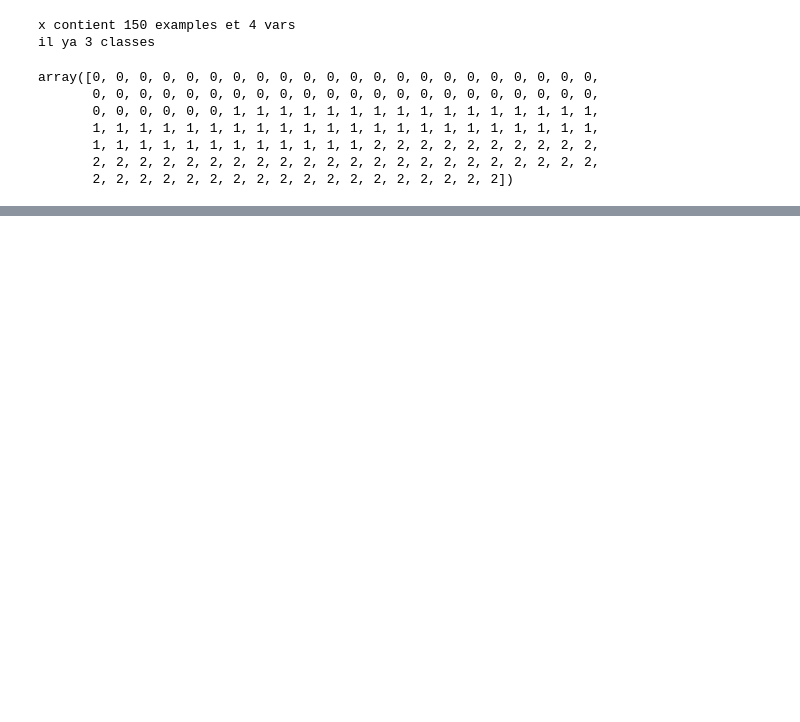
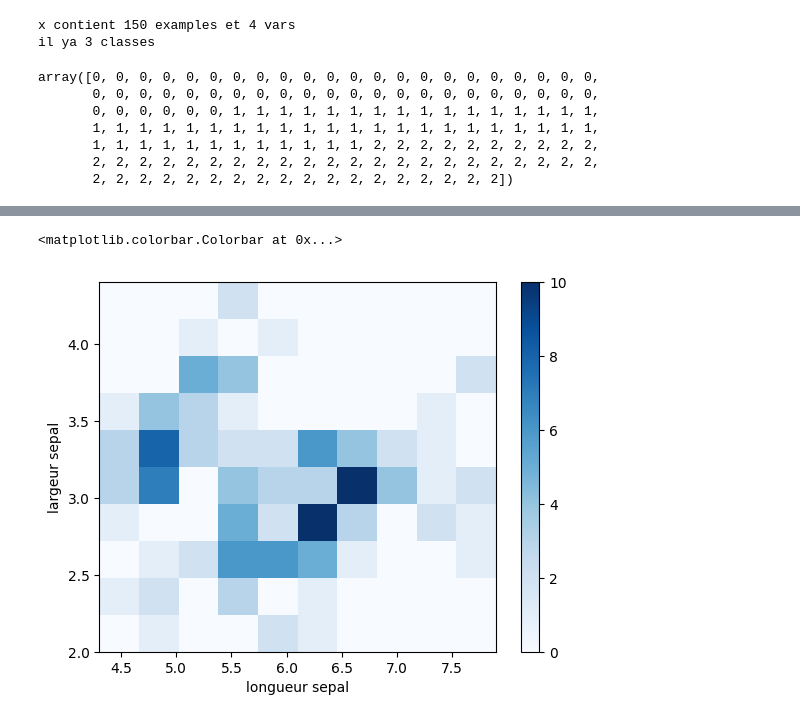
Before and after one commit to Meyyaou/pythondaily, a Jupyter notebook: data_visu2.ipynb, the cells around one changed output, grey strips where cells are left out. Drawn from its saved outputs; the diff is of its cells as text; code cells hidden in the pictures; blank space fills up the shorter version.

```diff
--- a/data_visu2.ipynb
+++ b/data_visu2.ipynb
@@ -181,0 +222,9 @@ ax.scatter(x[:, 0], x[:, 1], x[:,2], c=y)
+# %%
+#version 2d
+plt.hist2d(x[:, 0], x[:,1], cmap='Blues')
+plt.xlabel('longueur sepal')
+plt.ylabel('largeur sepal')
+plt.colorbar()
+# %% [output]
+<matplotlib.colorbar.Colorbar at 0x...>
+[figure, added]
```
Also changed, not shown: parts of 25 cells of this notebook.
